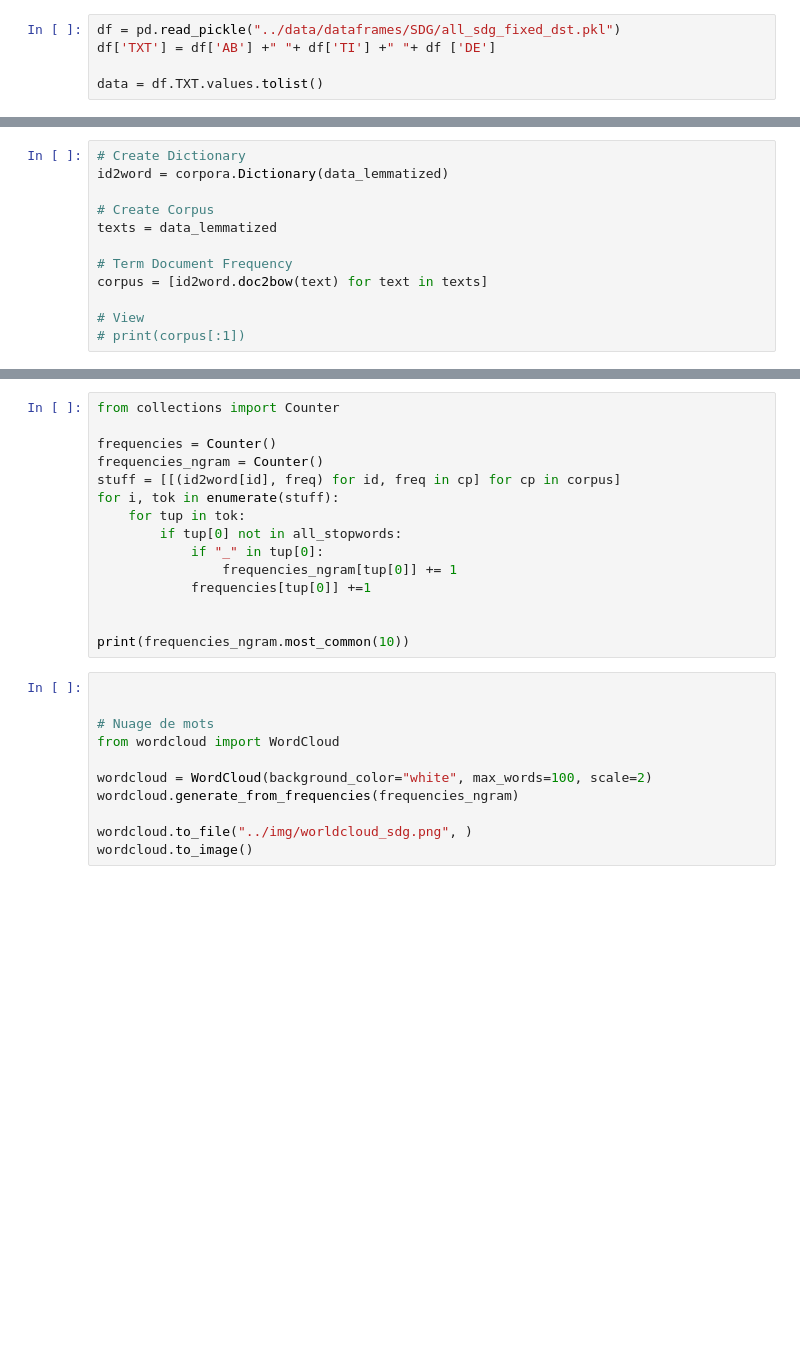
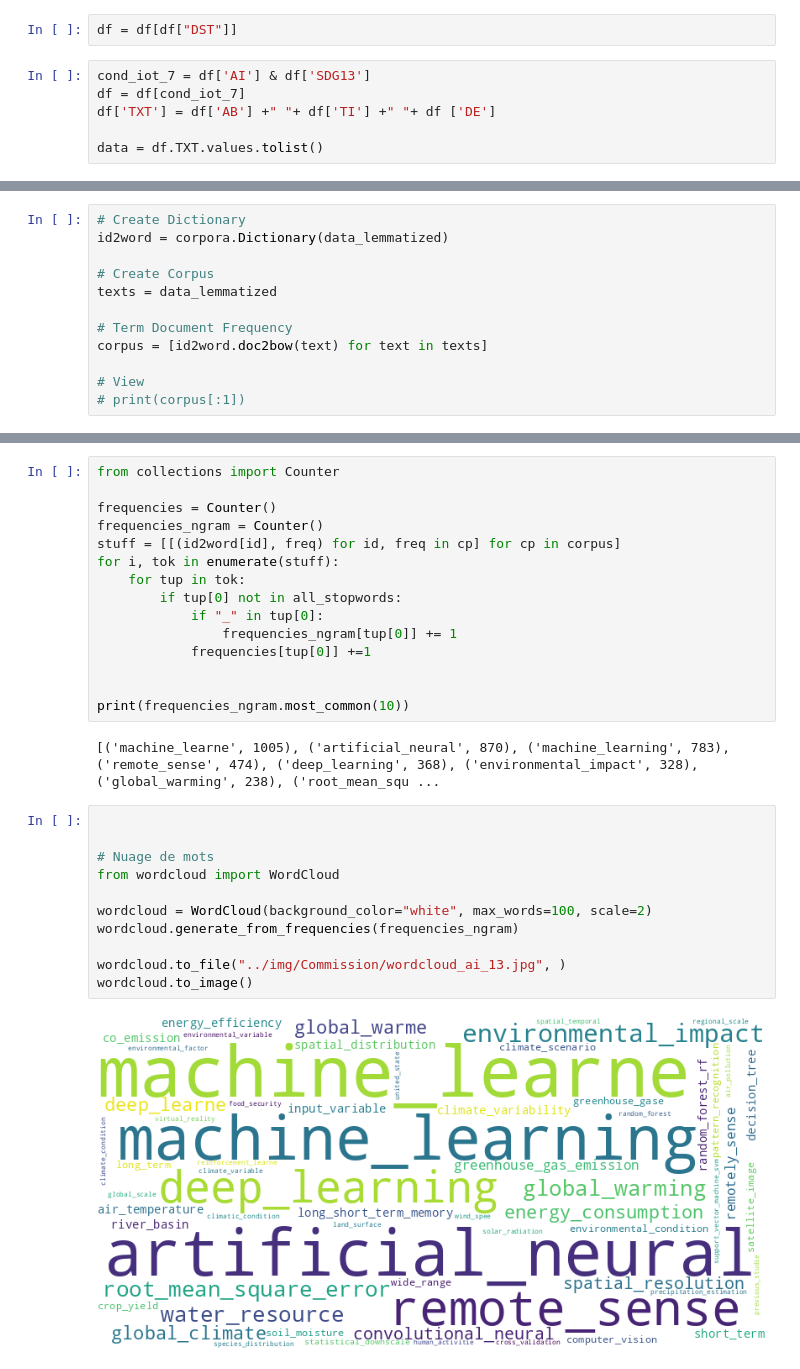
Before and after one commit to KnuxV/SDG, a Jupyter notebook: notebooks/wordcloud.ipynb, the cells around one changed output, grey strips where cells are left out. Drawn from its saved outputs; the diff is of its cells as text; blank space fills up the shorter version.

Commit message:
update with latest code for EU commission graphs

```diff
--- a/notebooks/wordcloud.ipynb
+++ b/notebooks/wordcloud.ipynb
@@ -28,5 +30,8 @@ warnings.filterwarnings("ignore",category=DeprecationWarning)
+# %%
+df = df[df["DST"]]
 # %%
-df = pd.read_pickle("../data/dataframes/SDG/all_sdg_fixed_dst.pkl")
+cond_iot_7 = df['AI'] & df['SDG13']
+df = df[cond_iot_7]
 df['TXT'] = df['AB'] +" "+ df['TI'] +" "+ df ['DE']
 
 data = df.TXT.values.tolist()
@@ -150,17 +225,21 @@ for i, tok in enumerate(stuff):
 
 
 print(frequencies_ngram.most_common(10))
+# %% [output]
+[('machine_learne', 1005), ('artificial_neural', 870), ('machine_learning', 783), ('remote_sense', 474), ('deep_learning', 368), ('environmental_impact', 328), ('global_warming', 238), ('root_mean_squ ...
 # %%
 
 
 # Nuage de mots
 from wordcloud import WordCloud
 
 wordcloud = WordCloud(background_color="white", max_words=100, scale=2)
 wordcloud.generate_from_frequencies(frequencies_ngram)
 
-wordcloud.to_file("../img/worldcloud_sdg.png", )
+wordcloud.to_file("../img/Commission/wordcloud_ai_13.jpg", )
 wordcloud.to_image()
+# %% [output]
+[figure, added]
 # %%
 # Nuage de mots
 from wordcloud import WordCloud
```
Also changed, not shown: parts of 10 cells of this notebook, 7 other files.
